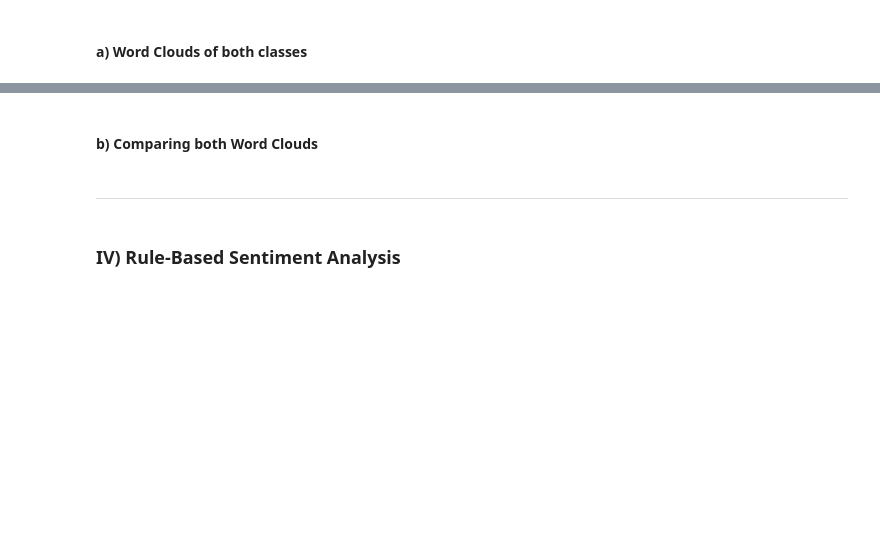
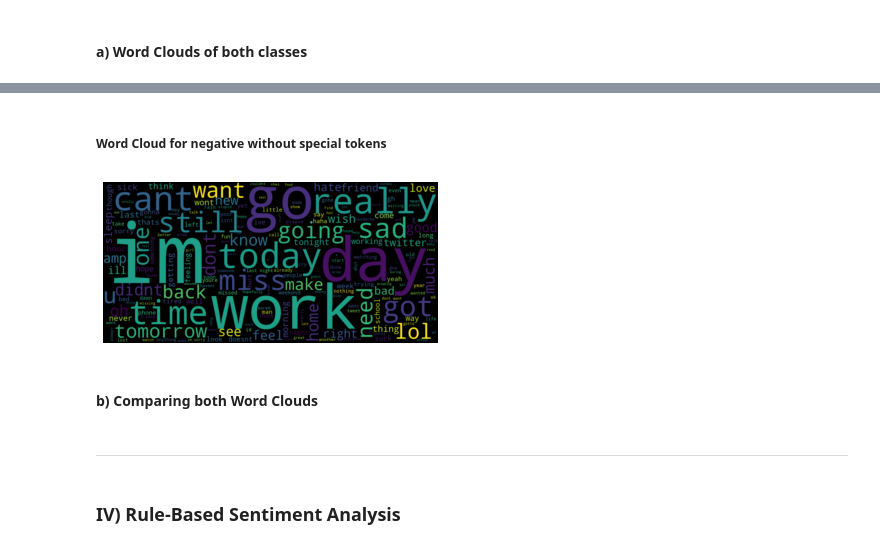
Before and after one commit to aflah02/NLP_Assignments, a Jupyter notebook: A1_Aflah_Neemesh/Assignment_1.ipynb, the cells around one changed output, grey strips where cells are left out. Cells and saved outputs as stored; diff of their text form; code cells hidden in the pictures; blank space fills up the shorter version.

```diff
--- a/A1_Aflah_Neemesh/Assignment_1.ipynb
+++ b/A1_Aflah_Neemesh/Assignment_1.ipynb
@@ -201,0 +210,2 @@ positive_preprocessed_text = ' '.join(positive_preprocessed_text.values)
+# %%
+negative_preprocessed_text_wo_special = negative_preprocessed_text.replace("user", '')
@@ -224,3 +248,15 @@ plt.show()
+# %% [markdown]
+##### Word Cloud for negative without special tokens
+# %%
+wordcloud = WordCloud(width = 1500, height = 720,
+                background_color ='black',
+                min_font_size = 10).generate(negative_preprocessed_text_wo_special)
+# %%
+plt.axis("off")
+plt.imshow(wordcloud, interpolation="bilinear")
+plt.show()
+# %% [output]
+[figure, added]
 # %% [markdown]
 #### b) Comparing both Word Clouds
 # %% [markdown]
```
Also changed, not shown: parts of 20 cells of this notebook, 1 other file.
